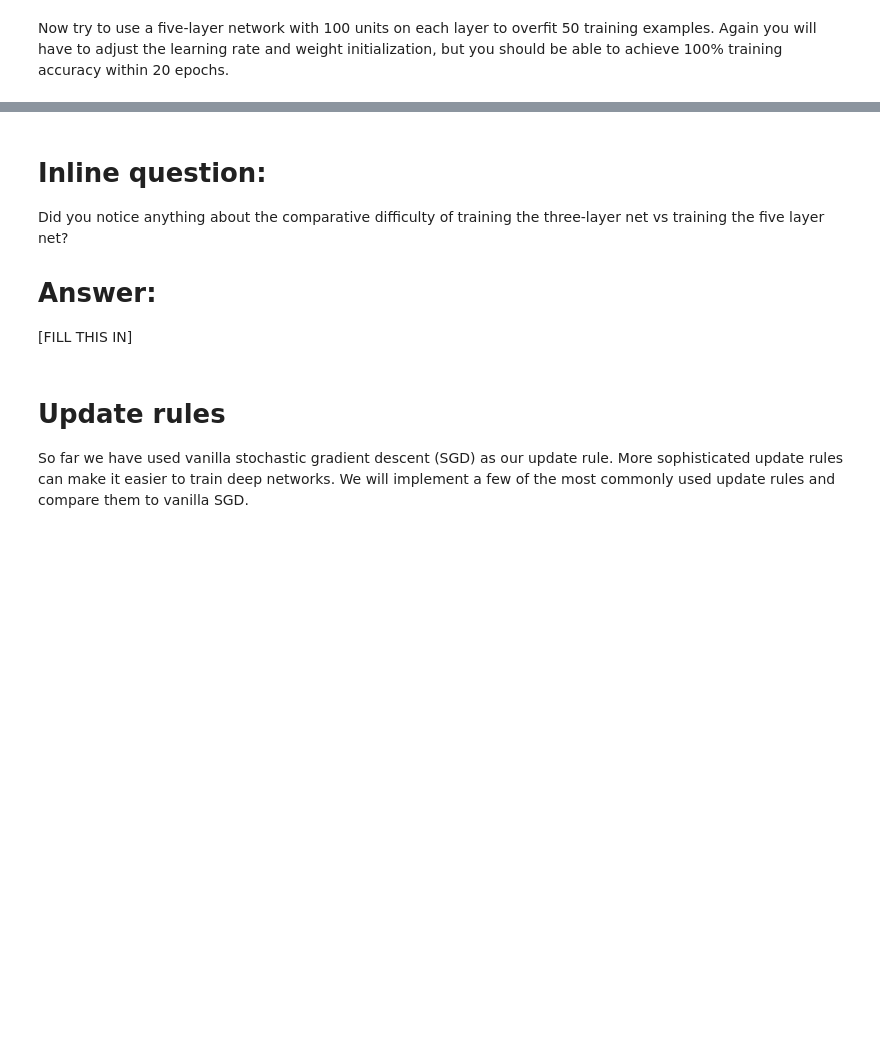
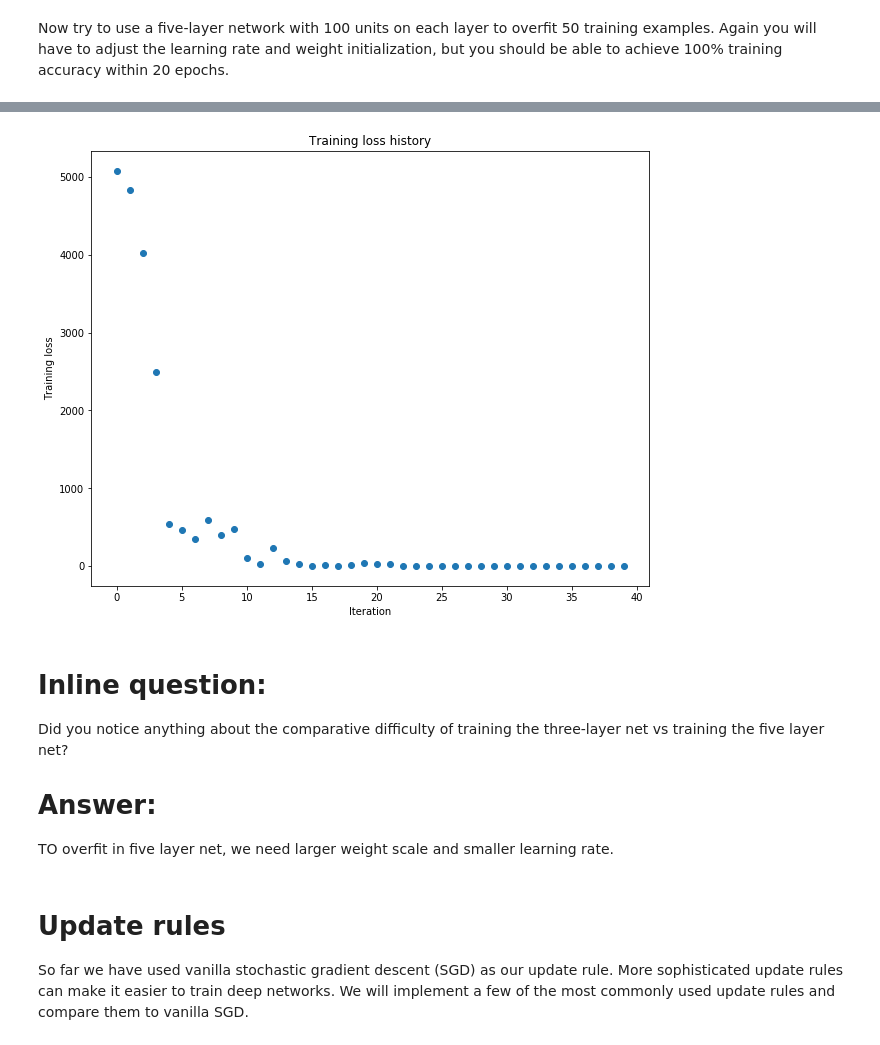
Before and after one commit to JiangWenPL/CS231n, a Jupyter notebook: assignment2/FullyConnectedNets.ipynb, the cells around one changed output, grey strips where cells are left out. Drawn from its saved outputs; the diff is of its cells as text; code cells hidden in the pictures; blank space fills up the shorter version.

```diff
--- a/assignment2/FullyConnectedNets.ipynb
+++ b/assignment2/FullyConnectedNets.ipynb
@@ -449,8 +480,8 @@ small_data = {
   'y_val': data['y_val'],
 }
 
-learning_rate = 1e-3
-weight_scale = 1e-5
+learning_rate = 1e-4
+weight_scale = 2e-1
 model = FullyConnectedNet([100, 100, 100, 100],
                 weight_scale=weight_scale, dtype=np.float64)
 solver = Solver(model, small_data,
@@ -467,3 +498,4 @@ plt.title('Training loss history')
 plt.xlabel('Iteration')
 plt.ylabel('Training loss')
 plt.show()
+# %% [output]
@@ -470,9 +519,10 @@ plt.show()
+[figure, added]
 # %% [markdown]
 # Inline question:
 Did you notice anything about the comparative difficulty of training the three-layer net vs training the five layer net?
 
 # Answer:
-[FILL THIS IN]
+TO overfit in five layer net, we need larger weight scale and smaller learning rate.
 # %% [markdown]
 # Update rules
 So far we have used vanilla stochastic gradient descent (SGD) as our update rule. More sophisticated update rules can make it easier to train deep networks. We will implement a few of the most commonly used update rules and compare them to vanilla SGD.
```
Also changed, not shown: parts of 8 cells of this notebook, 5 other files.
